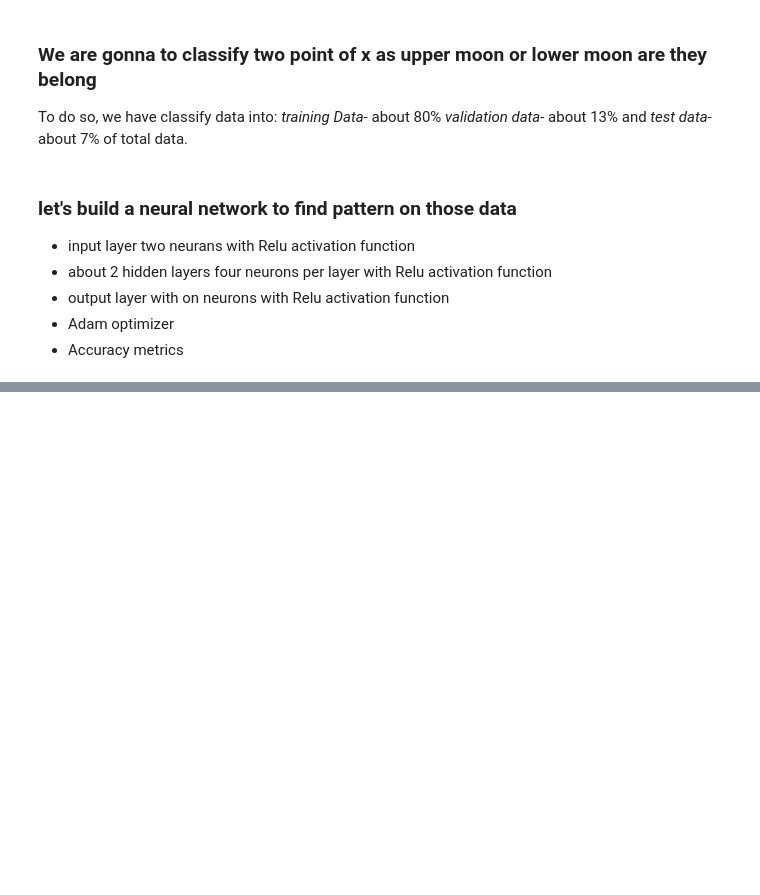
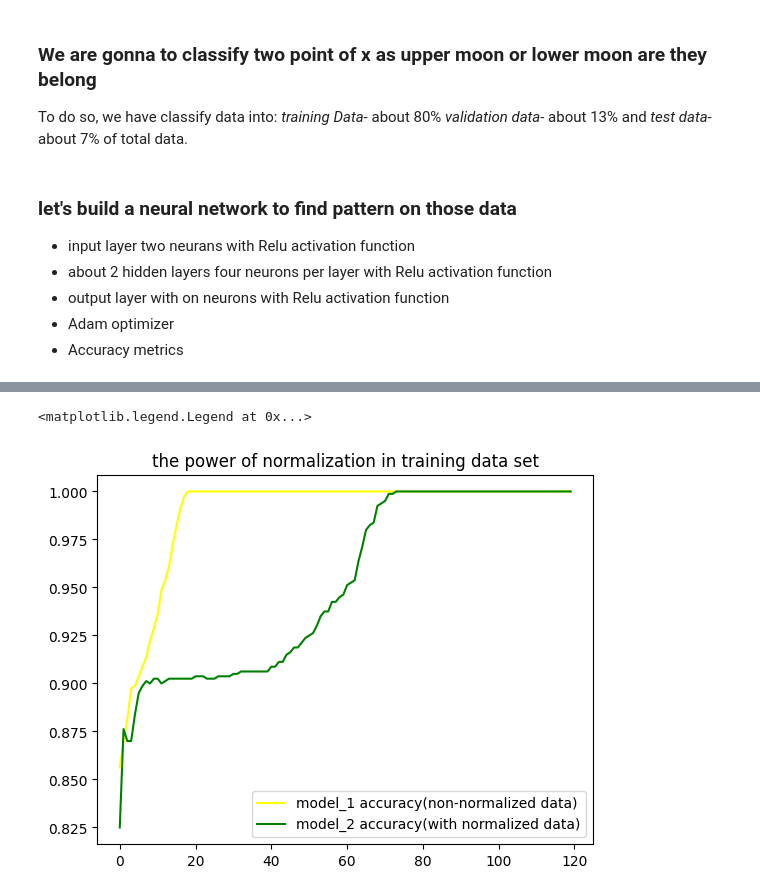
Before and after one commit to mogesTesema/Machine-Learning-Mastery-With-TensorFlow, a Jupyter notebook: classification/02_neural_network_classification_exercise_make_moon.ipynb, the cells around one changed output, grey strips where cells are left out. Drawn from its saved outputs; the diff is of its cells as text; code cells hidden in the pictures; blank space fills up the shorter version.

```diff
--- a/classification/02_neural_network_classification_exercise_make_moon.ipynb
+++ b/classification/02_neural_network_classification_exercise_make_moon.ipynb
@@ -7,7 +7,7 @@ import tensorflow as tf
 from sklearn.datasets import make_moons
 import pandas as pd
 n_sample = 1000
-moon_data = make_moons(n_samples=n_sample,shuffle=True,noise=0.03)
+moon_data = make_moons(n_samples=n_sample,shuffle=True,noise=0.06)
 X, y = moon_data
 # Convert loaded data to Dataframe, colum-major data retrieval framwork
 moon_dataFrame = pd.DataFrame({"X0":X[:,0],"X1":X[:,1],"y":y})
@@ -77,0 +145,16 @@ print(f"{(len(true_result)/len(result))*100:.2f}")
+# %%
+from sklearn.preprocessing import MinMaxScaler
+
+def normalize(data):
+  """
+  return the normalized version  of tensor between 0 & 1
+  """
+  min_max_norm_data = (data-data.min())/(data.max()-data.min())
+  return min_max_norm_data
+
+scaler = MinMaxScaler()
+scaler.fit(X_train)
+norm_X_train = scaler.transform(X_train)
+norm_X_train
+norm_X_validate = scaler.transform(X_validate)
+norm_X_test = scaler.transform(X_test)
@@ -77,0 +163,18 @@ print(f"{(len(true_result)/len(result))*100:.2f}")
+# %%
+# Set seed
+tf.random.set_seed(42)
+# Create the model
+model_2 = tf.keras.Sequential([
+    tf.keras.layers.Dense(10,activation="relu"),
+    tf.keras.layers.Dense(100,activation="relu"),
+    tf.keras.layers.Dense(100,activation="relu"),
+    tf.keras.layers.Dense(1,activation="sigmoid")
+])
+
+# Compile the model
+model_2.compile(loss=tf.keras.losses.BinaryCrossentropy(),
+                optimizer=tf.keras.optimizers.Adam(),
+                metrics=["accuracy"])
+# Fit the model
+history_model_2 = model_2.fit(norm_X_train,y_train,
+                              epochs=120)
@@ -77,0 +199,8 @@ print(f"{(len(true_result)/len(result))*100:.2f}")
+# %%
+plt.plot(range(120),history_model_1.history["accuracy"],color="yellow",label="model_1 accuracy(non-normalized data)")
+plt.plot(range(120),history_model_2.history["accuracy"],color="green",label="model_2 accuracy(with normalized data)")
+plt.title("the power of normalization in training data set")
+plt.legend()
+# %% [output]
+<matplotlib.legend.Legend at 0x...>
+[figure, added]
```
Also changed, not shown: parts of 11 cells of this notebook, 2 other files.
